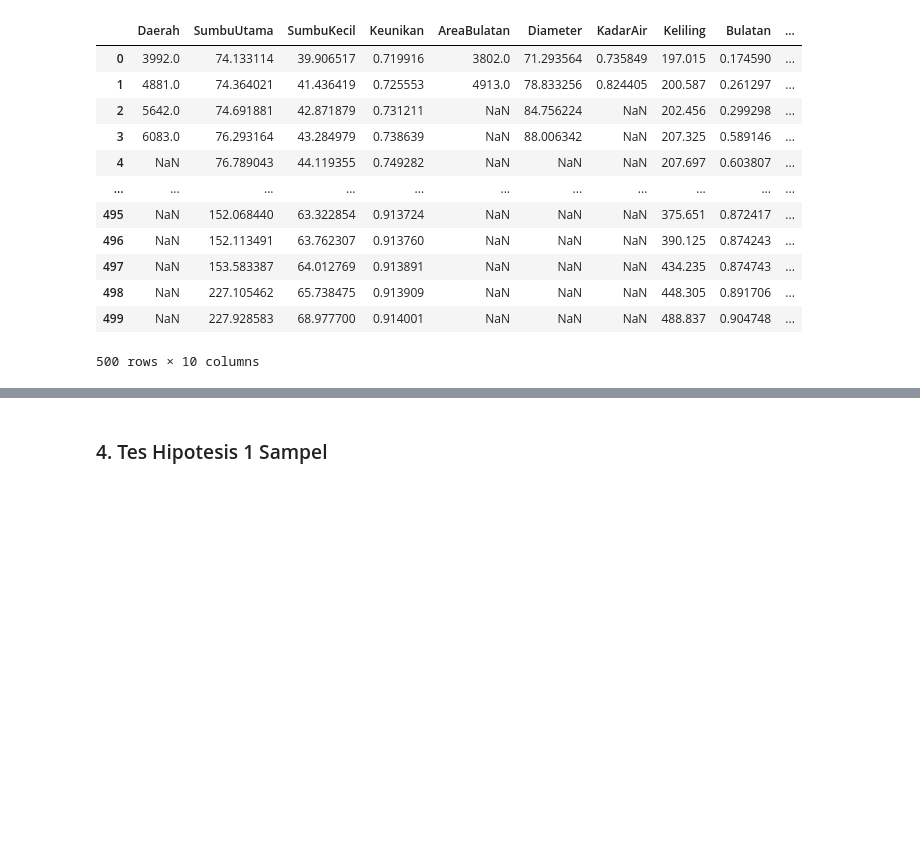
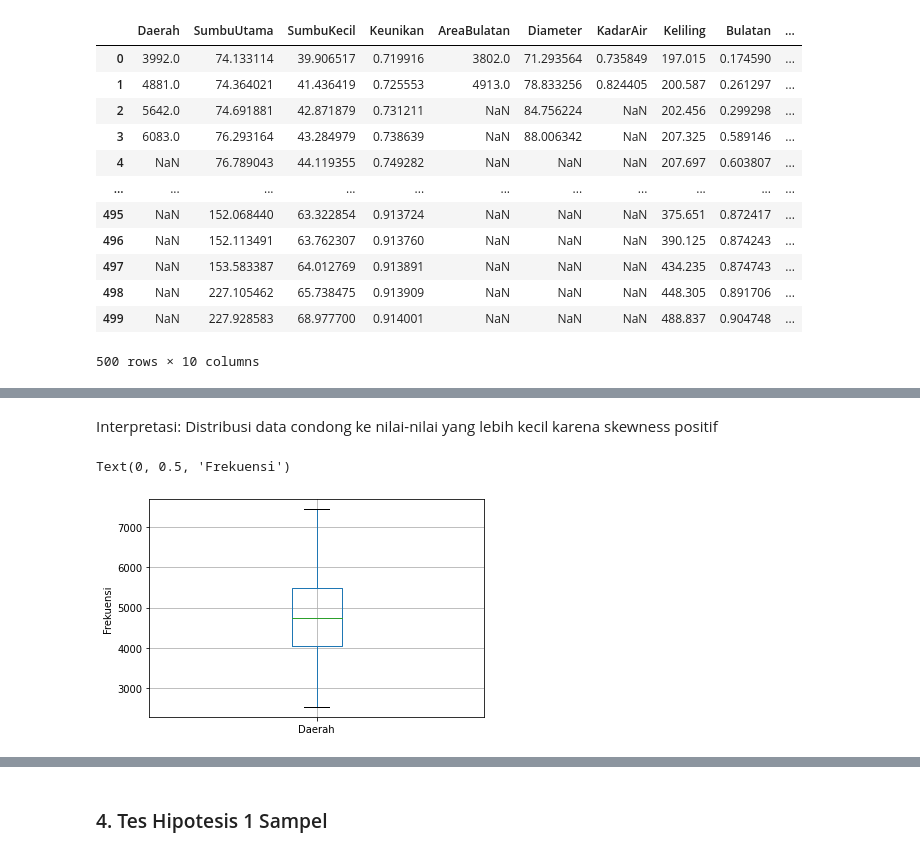
Before and after one commit to dethaa/tubes1Probstat, a Jupyter notebook: K02-T1-IF2220-13519092.ipynb, the cells around one changed output, grey strips where cells are left out. Saved outputs shown, nothing was run; the diff lists cells and outputs as text; code cells hidden in the pictures; blank space fills up the shorter version.

```diff
--- a/K02-T1-IF2220-13519092.ipynb
+++ b/K02-T1-IF2220-13519092.ipynb
@@ -73,0 +93,8 @@ __Data modus:__
+# %% [markdown]
+Interpretasi: Distribusi data condong ke nilai-nilai yang lebih kecil karena skewness positif
+# %%
+data.boxplot(column=['Daerah'], return_type='axes');
+plt.ylabel("Frekuensi")
+# %% [output]
+Text(0, 0.5, 'Frekuensi')
+[figure, added]
```
Also changed, not shown: parts of 85 cells of this notebook.
